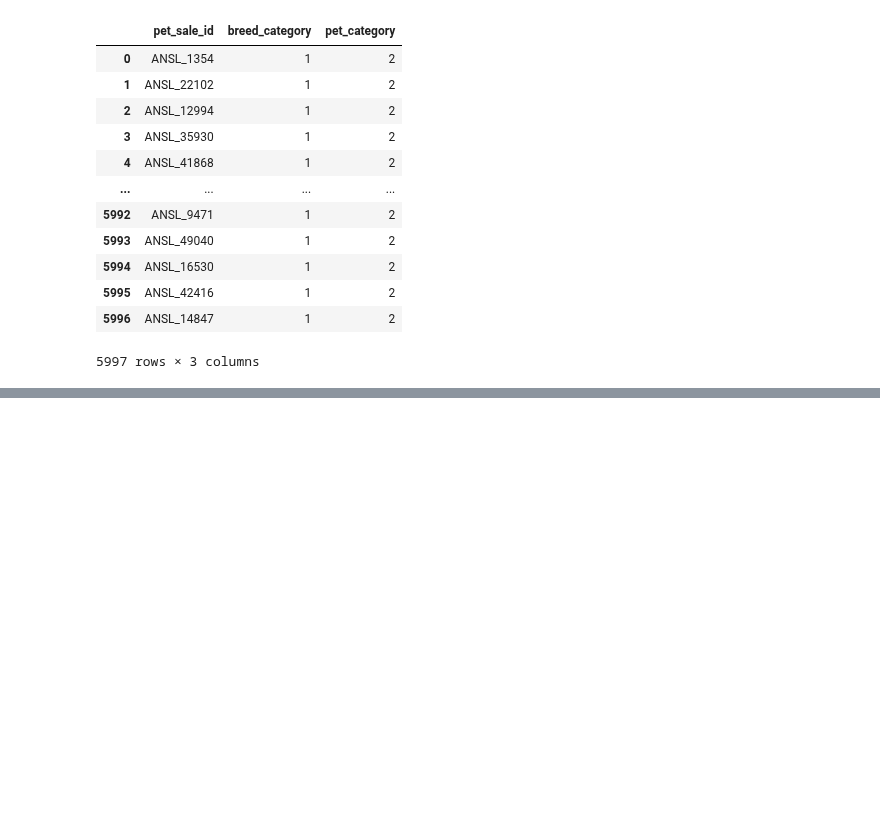
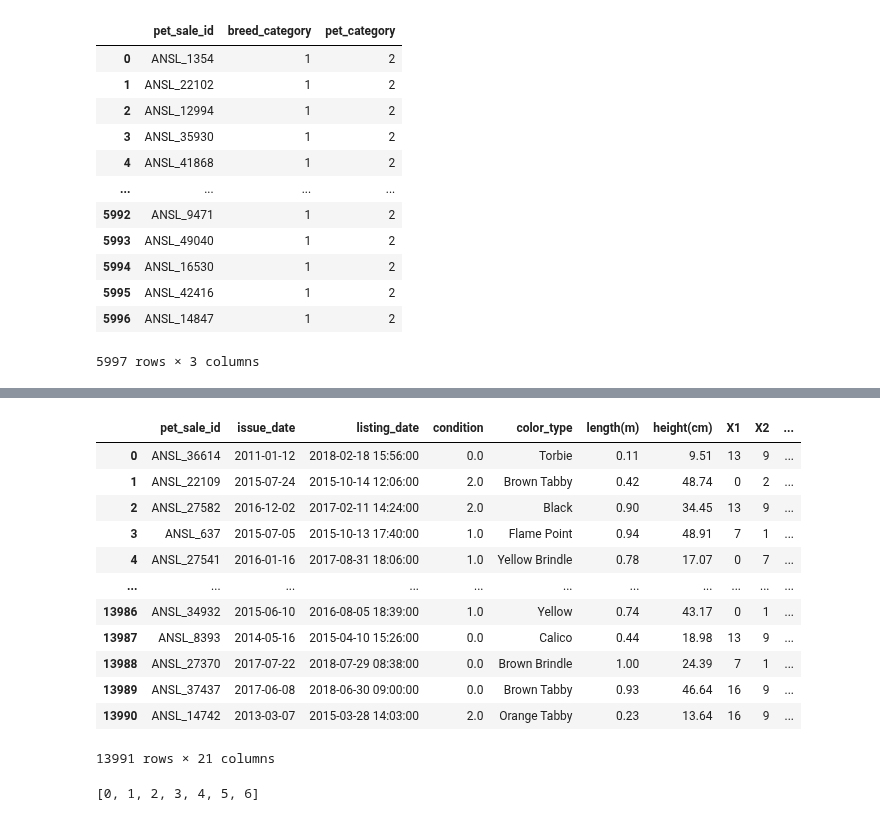
Before and after one commit to anidec25/Linear-Regression, a Jupyter notebook: Business Case Study/Classification_DBS.ipynb, the cells around one changed output, grey strips where cells are left out. Drawn from its saved outputs; the diff is of its cells as text; code cells hidden in the pictures; blank space fills up the shorter version.

```diff
--- a/Business Case Study/Classification_DBS.ipynb
+++ b/Business Case Study/Classification_DBS.ipynb
@@ -808,0 +867,38 @@ submission
+# %%
+train['listing_date'] = pd.to_datetime(train['listing_date'])
+train['listing_year'] = train['listing_date'].dt.year
+train['listing_month'] = train['listing_date'].dt.month
+train['listing_day'] = train['listing_date'].dt.day
+train['listing_dayofweek'] = train['listing_date'].dt.dayofweek
+
+
+
+train['issue_date'] = pd.to_datetime(train['issue_date'])
+train['issue_year'] = train['issue_date'].dt.year
+train['issue_month'] = train['issue_date'].dt.month
+train['issue_day'] = train['issue_date'].dt.day
+train['issue_dayofweek'] = train['issue_date'].dt.dayofweek
+
+
+train['datediff_listing_to_issue'] = (train['listing_date'] - train['issue_date']).dt.total_seconds()
+train['year_diff'] = train['listing_year'] - train['issue_year']
+# %%
+train
+# %% [output]
+|  | pet_sale_id | issue_date | listing_date | condition | color_type | length(m) | height(cm) | X1 | X2 | ... |
+| 0 | ANSL_36614 | 2011-01-12 | 2018-02-18 15:56:00 | 0.0 | Torbie | 0.11 | 9.51 | 13 | 9 | ... |
+| 1 | ANSL_22109 | 2015-07-24 | 2015-10-14 12:06:00 | 2.0 | Brown Tabby | 0.42 | 48.74 | 0 | 2 | ... |
+| 2 | ANSL_27582 | 2016-12-02 | 2017-02-11 14:24:00 | 2.0 | Black | 0.90 | 34.45 | 13 | 9 | ... |
+| 3 | ANSL_637 | 2015-07-05 | 2015-10-13 17:40:00 | 1.0 | Flame Point | 0.94 | 48.91 | 7 | 1 | ... |
+| 4 | ANSL_27541 | 2016-01-16 | 2017-08-31 18:06:00 | 1.0 | Yellow Brindle | 0.78 | 17.07 | 0 | 7 | ... |
+| ... | ... | ... | ... | ... | ... | ... | ... | ... | ... | ... |
+| 13986 | ANSL_34932 | 2015-06-10 | 2016-08-05 18:39:00 | 1.0 | Yellow | 0.74 | 43.17 | 0 | 1 | ... |
+| 13987 | ANSL_8393 | 2014-05-16 | 2015-04-10 15:26:00 | 0.0 | Calico | 0.44 | 18.98 | 13 | 9 | ... |
+| 13988 | ANSL_27370 | 2017-07-22 | 2018-07-29 08:38:00 | 0.0 | Brown Brindle | 1.00 | 24.39 | 7 | 1 | ... |
+| 13989 | ANSL_37437 | 2017-06-08 | 2018-06-30 09:00:00 | 0.0 | Brown Tabby | 0.93 | 46.64 | 16 | 9 | ... |
+| 13990 | ANSL_14742 | 2013-03-07 | 2015-03-28 14:03:00 | 2.0 | Orange Tabby | 0.23 | 13.64 | 16 | 9 | ... |
+13991 rows × 21 columns
+# %%
+sorted(pd.to_datetime(train['listing_date']).dt.dayofweek.unique())
+# %% [output]
+[0, 1, 2, 3, 4, 5, 6]
```
Also changed, not shown: parts of 30 cells of this notebook.
